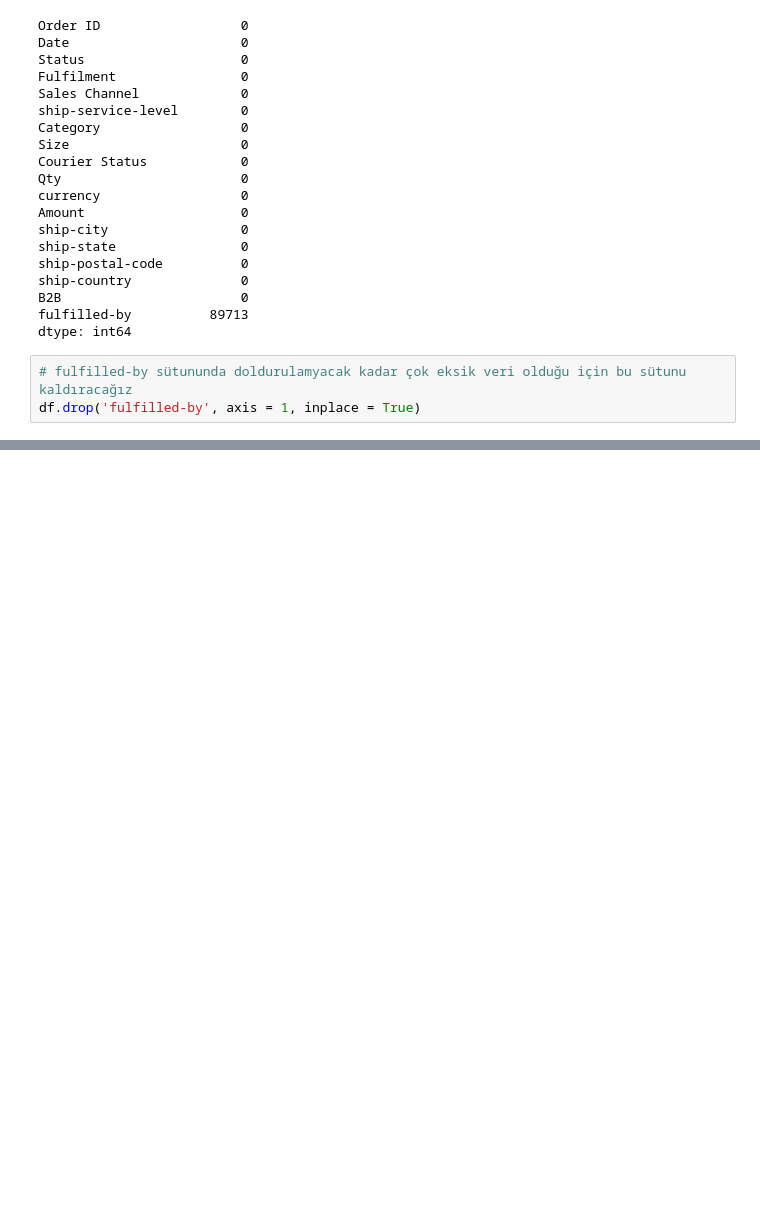
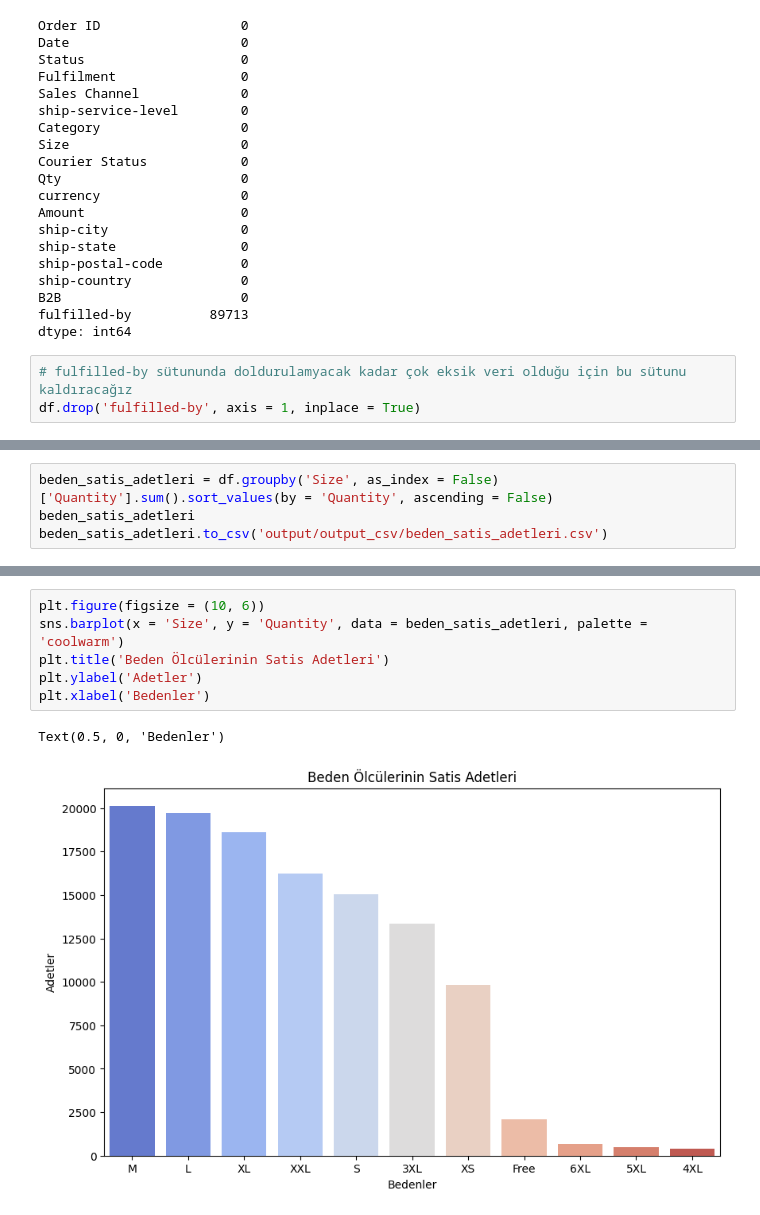
Before and after one commit to KisiselMertProjeleri/Amazon_Sales_Dataset_Project, a Jupyter notebook: amazon_sales.ipynb, the cells around one changed output, grey strips where cells are left out. Saved outputs shown, nothing was run; the diff lists cells and outputs as text; blank space fills up the shorter version.

```diff
--- a/amazon_sales.ipynb
+++ b/amazon_sales.ipynb
@@ -209,0 +336,4 @@ df.drop('fulfilled-by', axis = 1, inplace = True)
+# %%
+beden_satis_adetleri = df.groupby('Size', as_index = False)['Quantity'].sum().sort_values(by = 'Quantity', ascending = False)
+beden_satis_adetleri
+beden_satis_adetleri.to_csv('output/output_csv/beden_satis_adetleri.csv')
@@ -209,0 +355,9 @@ df.drop('fulfilled-by', axis = 1, inplace = True)
+# %%
+plt.figure(figsize = (10, 6))
+sns.barplot(x = 'Size', y = 'Quantity', data = beden_satis_adetleri, palette = 'coolwarm')
+plt.title('Beden Ölcülerinin Satis Adetleri')
+plt.ylabel('Adetler')
+plt.xlabel('Bedenler')
+# %% [output]
+Text(0.5, 0, 'Bedenler')
+[figure, added]
```
Also changed, not shown: parts of 21 cells of this notebook, 2 other files.
